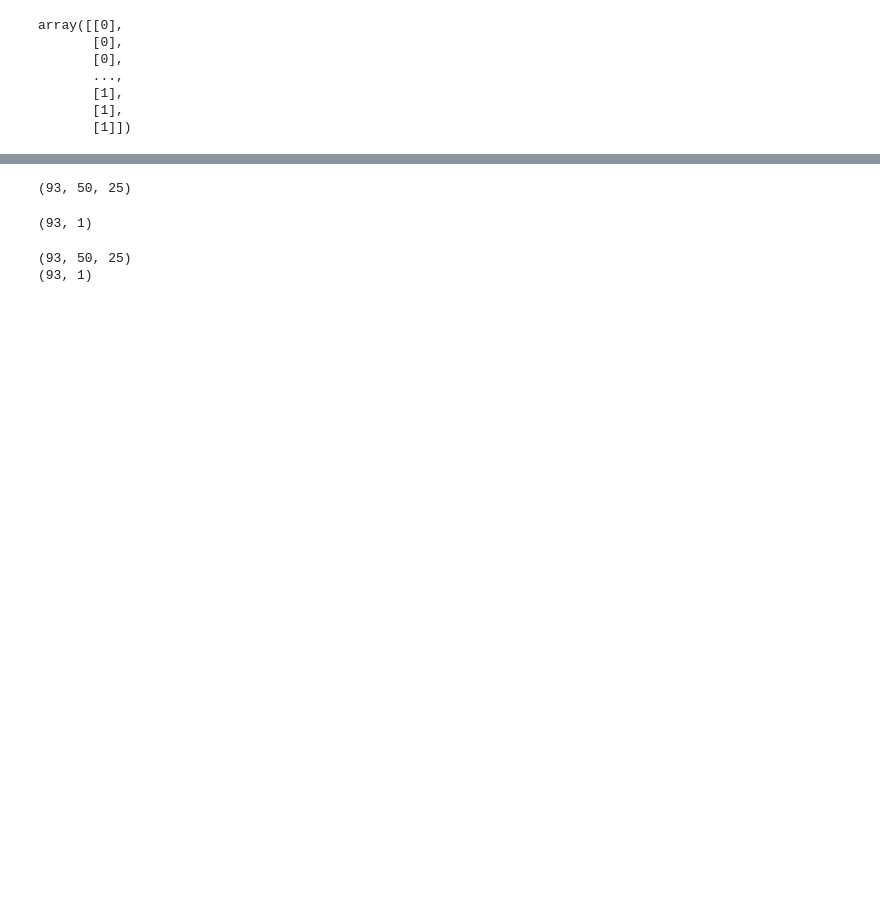
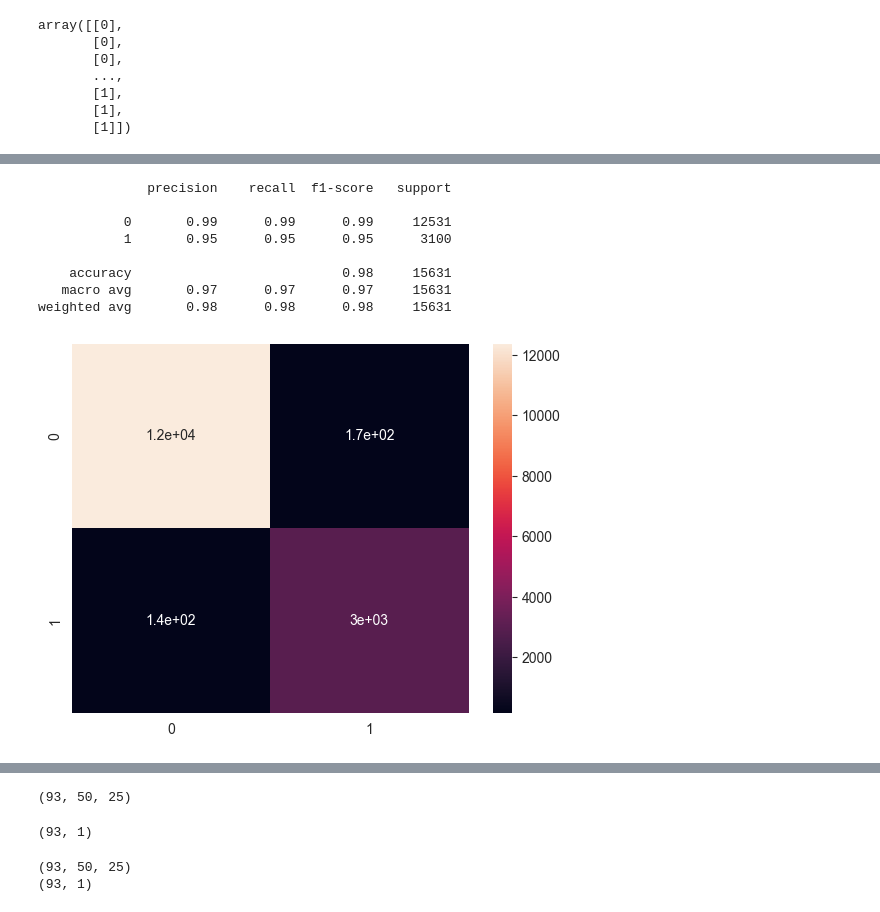
Before and after one commit to FuseII/intelligent_systems, a Jupyter notebook: lab_13_16/RNN_LSTM_GRU.ipynb, the cells around one changed output, grey strips where cells are left out. Saved outputs shown, nothing was run; the diff lists cells and outputs as text; code cells hidden in the pictures; blank space fills up the shorter version.

```diff
--- a/lab_13_16/RNN_LSTM_GRU.ipynb
+++ b/lab_13_16/RNN_LSTM_GRU.ipynb
@@ -452,3 +465,18 @@ array([[12186,   345],
+# %%
+print(classification_report(y_true, y_pred))
+cm = confusion_matrix(y_true, y_pred)
+sns.heatmap(cm, annot=True)
+_ = plt.show()
+# %% [output]
+              precision    recall  f1-score   support
+
+           0       0.99      0.99      0.99     12531
+           1       0.95      0.95      0.95      3100
+
+    accuracy                           0.98     15631
+   macro avg       0.97      0.97      0.97     15631
+weighted avg       0.98      0.98      0.98     15631
+[figure, added]
 # %%
 # compute precision and recall
 precision = precision_score(y_true, y_pred)
```
Also changed, not shown: parts of 33 cells of this notebook, 2 other files.
